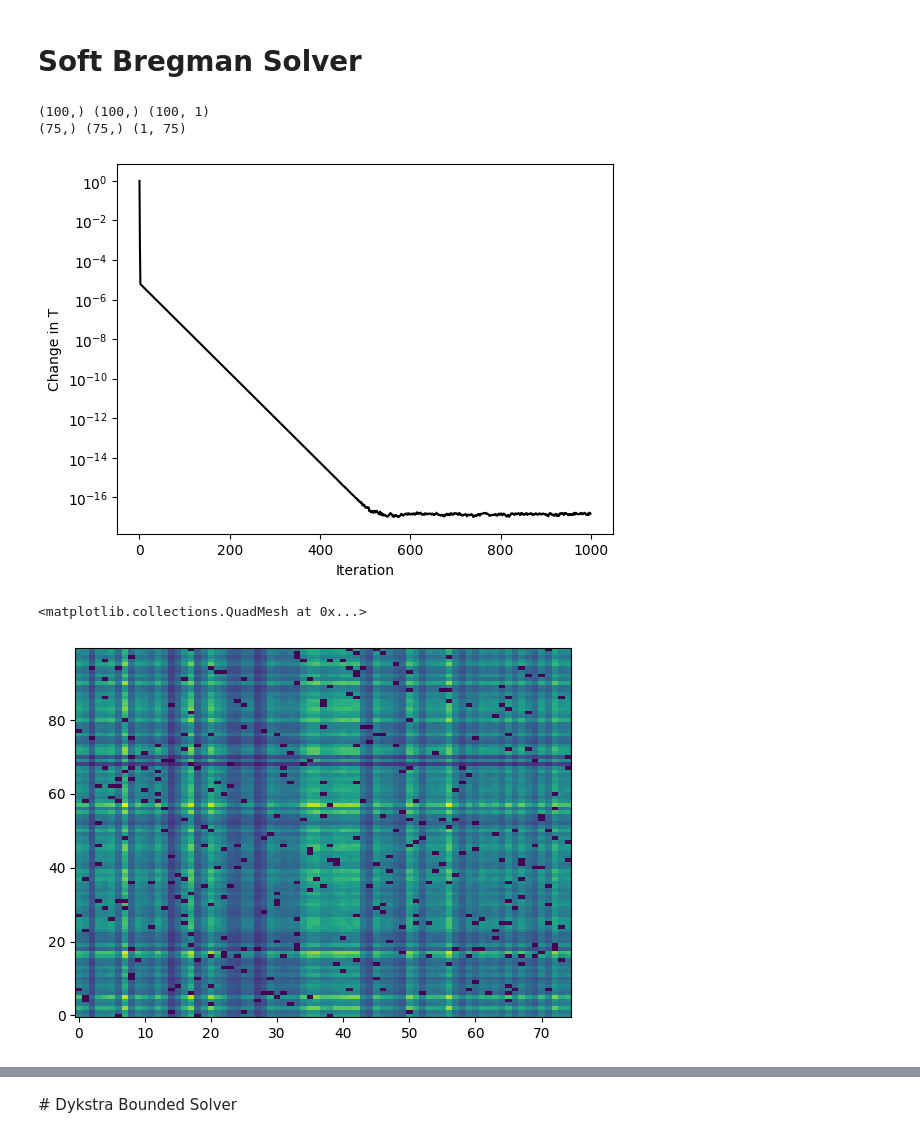
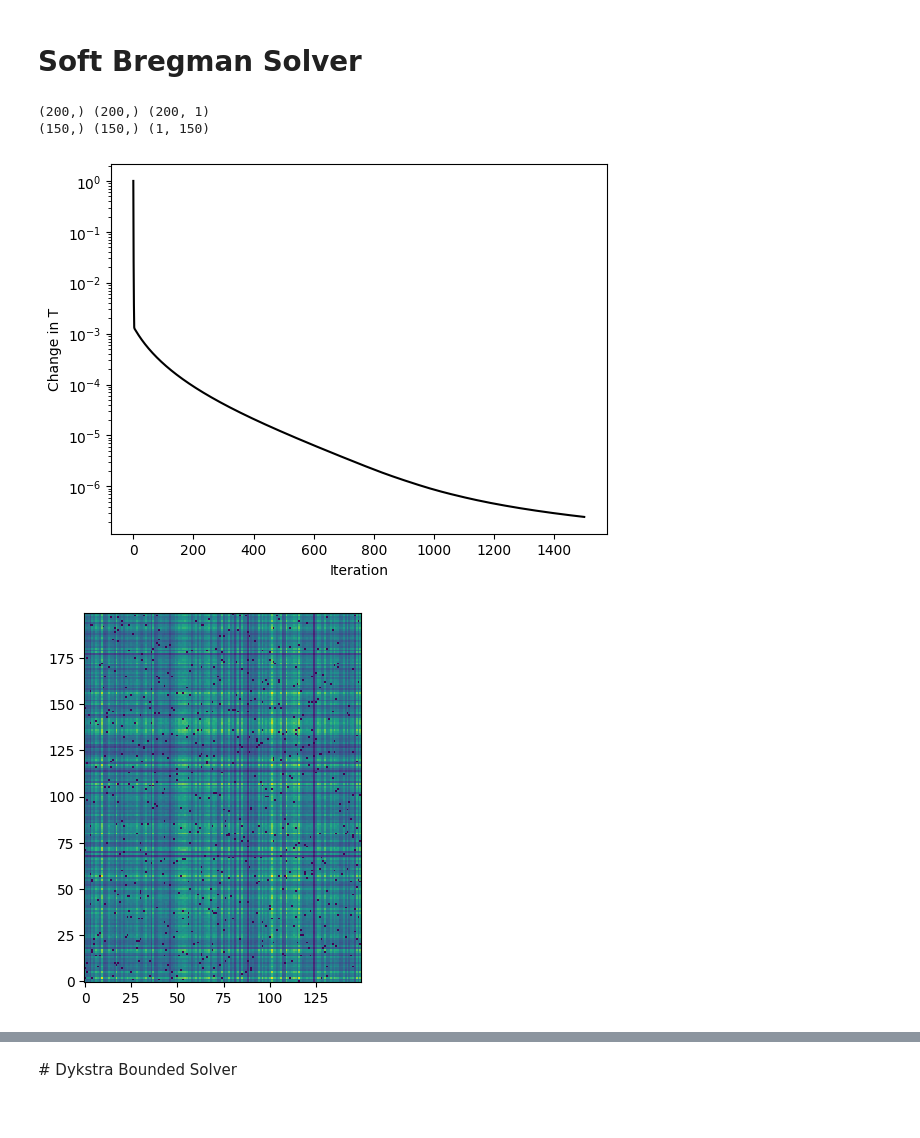
Before and after one commit to Langbridge/constrained-ot, a Jupyter notebook: first-paper/test_solver.ipynb, the cells around one changed output, grey strips where cells are left out. Cells and saved outputs as stored; diff of their text form; code cells hidden in the pictures.

```diff
--- a/first-paper/test_solver.ipynb
+++ b/first-paper/test_solver.ipynb
@@ -11,11 +11,9 @@ if parent_dir not in sys.path:
 # %%
 np.random.seed(5)
 
-num_a = 100
-num_b = 75
+num_a = 200
+num_b = 150
 num_blocked_pairs = 2 * (num_a + num_b)
-
-num_iters = int(1e3)
 
 # locs
 a = np.arange(num_a)# * (num_b / num_a)
@@ -23,18 +21,15 @@ b = np.arange(num_b)
 
 # weights
 mu = np.random.normal(loc=5.0, scale=1.0, size=a.shape[0])
-mu_0 = mu.copy()
-
 nu = np.random.normal(loc=7.0, scale=1.5, size=b.shape[0])
-nu_0 = nu.copy()
 # %%
 gamma_0 = 10.0 # regularisation
-gamma_c = 15.0 # column constraints
-gamma_r = 15.0 # row constraints
+gamma_r = 1e-2 # row constraints
+gamma_c = 1e-3 # column constraints
 
 # select which constraints to enforce
 rows_to_relax = np.random.choice([0,1], size=(num_a,1), p=[0.75,0.25])
-cols_to_relax = np.random.choice([0,1], size=(1,num_b), p=[0.5,0.5])
+cols_to_relax = np.random.choice([0,1], size=(1,num_b), p=[0.75,0.25])
 
 # plan constraints
 l_idxs_x = np.random.choice(np.arange(a.shape[0]), num_blocked_pairs)
@@ -50,16 +45,16 @@ print(a.shape, mu.shape, rows_to_relax.shape)
 print(b.shape, nu.shape, cols_to_relax.shape)
 
 solver = SoftBregman(gamma_0, gamma_c, gamma_r, rows_to_relax, cols_to_relax, blocked_idxs=blocked_idxs)
-T = solver.solve(a, b, mu, nu, plot=True)
+T = solver.solve(a, b, mu, nu, plot=True, num_iters=1500)
 # %% [output]
-(100,) (100,) (100, 1)
-(75,) (75,) (1, 75)
+(200,) (200,) (200, 1)
+(150,) (150,) (1, 150)
-[figure, old version]
+[figure, new version]
 # %%
 plt.pcolormesh(b, a, T)
+plt.gca().set_aspect('equal')
 # %% [output]
-<matplotlib.collections.QuadMesh at 0x...>
-[figure, old version]
+[figure, new version]
 # %%
 from matplotlib.patches import Patch
 
```
Also changed, not shown: parts of 15 cells of this notebook, 1 other file.
